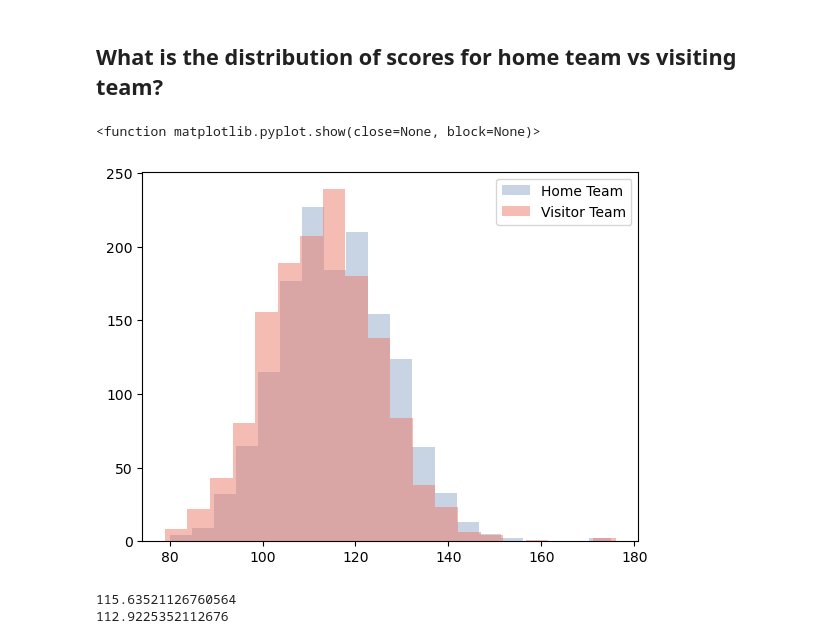
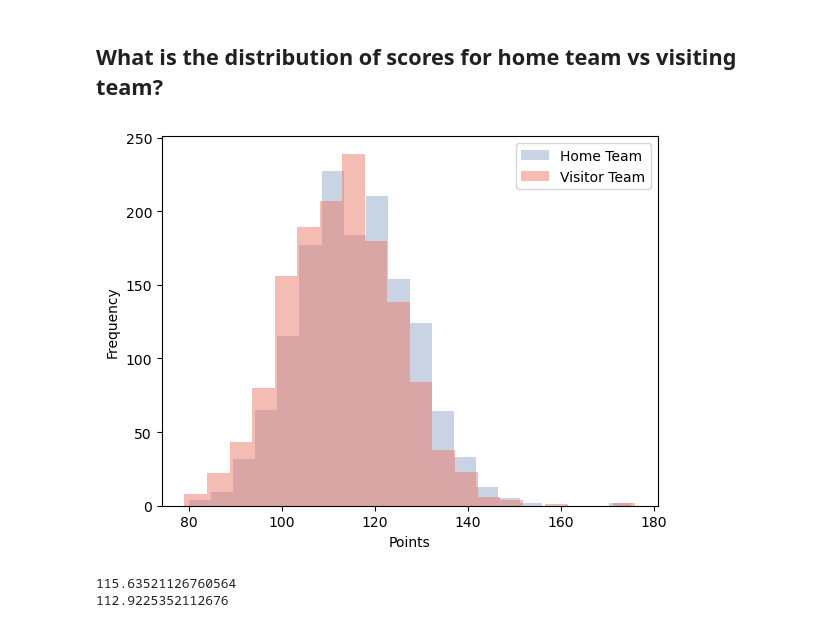
Before and after one commit to dlesueur/386Project, a Jupyter notebook: EDA.ipynb, the cells around one changed output. Saved outputs shown, nothing was run; the diff lists cells and outputs as text; code cells hidden in the pictures.

```diff
--- a/EDA.ipynb
+++ b/EDA.ipynb
@@ -19,11 +19,12 @@ teams = pd.read_csv("datasets/teams.csv")
 # %%
 plt.hist(games[['home_team_score']], bins = 20, alpha = 0.5, label = "Home Team", color = '#93A9C8')
 plt.hist(games[['visitor_team_score']], bins = 20, alpha = 0.5, label = "Visitor Team", color = '#EB7B69')
 plt.legend()
-plt.show
+plt.xlabel('Points')
+plt.ylabel('Frequency')
+plt.show()
 # %% [output]
-<function matplotlib.pyplot.show(close=None, block=None)>
-[figure, old version]
+[figure, new version]
 # %%
 print(games['home_team_score'].mean())
 print(games['visitor_team_score'].mean())
```
Also changed, not shown: parts of 12 cells of this notebook.
